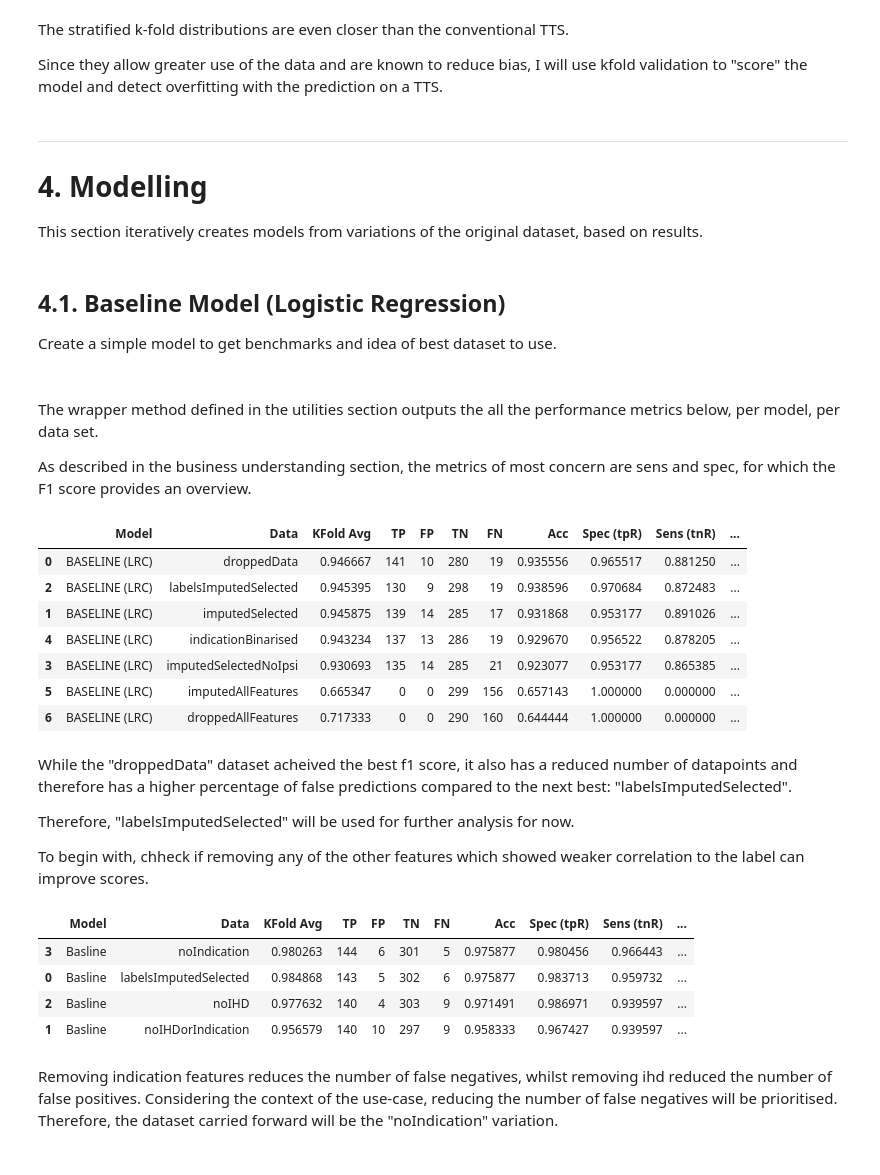
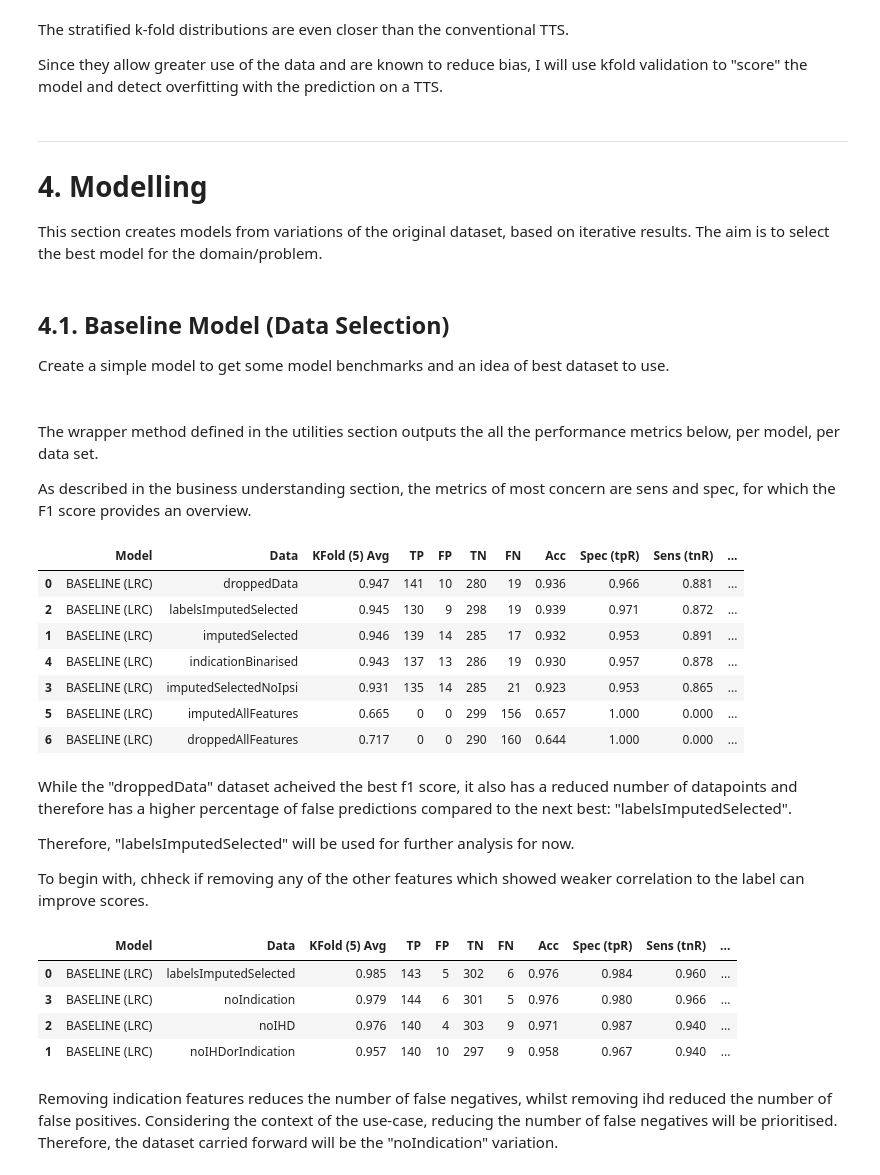
Before and after one commit to crkaz/data-mining, a Jupyter notebook: acw/ACW.ipynb, the cells around one changed output. Saved outputs shown, nothing was run; the diff lists cells and outputs as text; code cells hidden in the pictures.

```diff
--- a/acw/ACW.ipynb
+++ b/acw/ACW.ipynb
@@ -63,6 +63,7 @@ Define any utility functions or properties used throughout the notebook. Many of
 rawNRows = rawData.shape[0] ## Get number of rows in original dataframe.
 rawNCols = rawData.shape[1] ## Get number of columns in original dataframe.
 rawColNames = rawData.columns.values # Get column names which will often be used as an iterator.
+allResults = pd.DataFrame() # Combine all separate results for one figure.
 # %%
 ## For pretty printing.
 ##------------------------------
@@ -240,20 +241,23 @@ def TrainPred(models, dfs, kfolds=5):
             results.append({
                             'Model': modelName,
                             'Data': dfName,
-                            'KFold Avg': avg,
+                            'KFold (' + str(kfolds) + ') Avg': round(avg,3),
                             'TP': tp,
                             'FP': fp,
                             'TN': tn,
                             'FN': fn,
-                            'Acc': acc,
-                            'Spec (tpR)': spec,
-                            'Sens (tnR)': sens,
-                            'Prec': prec,
-                            'F1 Score': f1
+                            'Acc': round(acc,3),
+                            'Spec (tpR)': round(spec,3),
+                            'Sens (tnR)': round(sens,3),
+                            'Prec': round(prec,3),
+                            'F1 Score': round(f1,3),
                            })
 
     # Return the dataframe sorted by descending f1 scores.
-    return pd.DataFrame(results).sort_values("F1 Score", ascending=False)
+    results = pd.DataFrame(results).sort_values("F1 Score", ascending=False)
+    global allResults
+    allResults = allResults.append(results) # Append to global table of ALL results.
+    return results
 # %% [markdown]
 <hr>
 
@@ -2092,12 +2089,12 @@ Since they allow greater use of the data and are known to reduce bias, I will us
 <hr>
 
 # 4. Modelling
-This section iteratively creates models from variations of the original dataset, based on results.
+This section creates models from variations of the original dataset, based on iterative results. The aim is to select the best model for the domain/problem.
 # %%
 models = {} # Wrapper for models.
 # %% [markdown]
-## 4.1. Baseline Model (Logistic Regression)
-Create a simple model to get benchmarks and idea of best dataset to use.
+## 4.1. Baseline Model (Data Selection)
+Create a simple model to get some model benchmarks and an idea of best dataset to use.
 # %%
 # Create model in wrapper (set random_state for consistent results).
 models["BASELINE (LRC)"] = LogisticRegression(random_state=1337)
@@ -2110,14 +2107,14 @@ As described in the business understanding section, the metrics of most concern
 # %%
 TrainPred(models.items(),dataframes.items(), 5)
 # %% [output]
-|  | Model | Data | KFold Avg | TP | FP | TN | FN | Acc | Spec (tpR) | Sens (tnR) | ... |
-| 0 | BASELINE (LRC) | droppedData | 0.946667 | 141 | 10 | 280 | 19 | 0.935556 | 0.965517 | 0.881250 | ... |
-| 2 | BASELINE (LRC) | labelsImputedSelected | 0.945395 | 130 | 9 | 298 | 19 | 0.938596 | 0.970684 | 0.872483 | ... |
-| 1 | BASELINE (LRC) | imputedSelected | 0.945875 | 139 | 14 | 285 | 17 | 0.931868 | 0.953177 | 0.891026 | ... |
-| 4 | BASELINE (LRC) | indicationBinarised | 0.943234 | 137 | 13 | 286 | 19 | 0.929670 | 0.956522 | 0.878205 | ... |
-| 3 | BASELINE (LRC) | imputedSelectedNoIpsi | 0.930693 | 135 | 14 | 285 | 21 | 0.923077 | 0.953177 | 0.865385 | ... |
-| 5 | BASELINE (LRC) | imputedAllFeatures | 0.665347 | 0 | 0 | 299 | 156 | 0.657143 | 1.000000 | 0.000000 | ... |
-| 6 | BASELINE (LRC) | droppedAllFeatures | 0.717333 | 0 | 0 | 290 | 160 | 0.644444 | 1.000000 | 0.000000 | ... |
+|  | Model | Data | KFold (5) Avg | TP | FP | TN | FN | Acc | Spec (tpR) | Sens (tnR) | ... |
+| 0 | BASELINE (LRC) | droppedData | 0.947 | 141 | 10 | 280 | 19 | 0.936 | 0.966 | 0.881 | ... |
+| 2 | BASELINE (LRC) | labelsImputedSelected | 0.945 | 130 | 9 | 298 | 19 | 0.939 | 0.971 | 0.872 | ... |
+| 1 | BASELINE (LRC) | imputedSelected | 0.946 | 139 | 14 | 285 | 17 | 0.932 | 0.953 | 0.891 | ... |
+| 4 | BASELINE (LRC) | indicationBinarised | 0.943 | 137 | 13 | 286 | 19 | 0.930 | 0.957 | 0.878 | ... |
+| 3 | BASELINE (LRC) | imputedSelectedNoIpsi | 0.931 | 135 | 14 | 285 | 21 | 0.923 | 0.953 | 0.865 | ... |
+| 5 | BASELINE (LRC) | imputedAllFeatures | 0.665 | 0 | 0 | 299 | 156 | 0.657 | 1.000 | 0.000 | ... |
+| 6 | BASELINE (LRC) | droppedAllFeatures | 0.717 | 0 | 0 | 290 | 160 | 0.644 | 1.000 | 0.000 | ... |
 # %% [markdown]
 While the "droppedData" dataset acheived the best f1 score, it also has a reduced number of datapoints and therefore has a higher percentage of false predictions compared to the next best: "labelsImputedSelected".
 
@@ -2144,13 +2141,13 @@ noIndication = noIndication.drop(columns=["asx", "a-f", "cva", "tia"])
 bestDataframe["noIndication"] = noIndication
 # %%
 # Train on the new datasets with the baseline model.
-TrainPred({"Basline": model}.items(),bestDataframe.items(), 5)
+TrainPred({"BASELINE (LRC)": model}.items(),bestDataframe.items(), 5)
 # %% [output]
-|  | Model | Data | KFold Avg | TP | FP | TN | FN | Acc | Spec (tpR) | Sens (tnR) | ... |
-| 3 | Basline | noIndication | 0.980263 | 144 | 6 | 301 | 5 | 0.975877 | 0.980456 | 0.966443 | ... |
-| 0 | Basline | labelsImputedSelected | 0.984868 | 143 | 5 | 302 | 6 | 0.975877 | 0.983713 | 0.959732 | ... |
-| 2 | Basline | noIHD | 0.977632 | 140 | 4 | 303 | 9 | 0.971491 | 0.986971 | 0.939597 | ... |
-| 1 | Basline | noIHDorIndication | 0.956579 | 140 | 10 | 297 | 9 | 0.958333 | 0.967427 | 0.939597 | ... |
+|  | Model | Data | KFold (5) Avg | TP | FP | TN | FN | Acc | Spec (tpR) | Sens (tnR) | ... |
+| 0 | BASELINE (LRC) | labelsImputedSelected | 0.985 | 143 | 5 | 302 | 6 | 0.976 | 0.984 | 0.960 | ... |
+| 3 | BASELINE (LRC) | noIndication | 0.979 | 144 | 6 | 301 | 5 | 0.976 | 0.980 | 0.966 | ... |
+| 2 | BASELINE (LRC) | noIHD | 0.976 | 140 | 4 | 303 | 9 | 0.971 | 0.987 | 0.940 | ... |
+| 1 | BASELINE (LRC) | noIHDorIndication | 0.957 | 140 | 10 | 297 | 9 | 0.958 | 0.967 | 0.940 | ... |
 # %% [markdown]
 Removing indication features reduces the number of false negatives, whilst removing ihd reduced the number of false positives. Considering the context of the use-case, reducing the number of false negatives will be prioritised. Therefore, the dataset carried forward will be the "noIndication" variation.
 # %% [markdown]
```
Also changed, not shown: parts of 23 cells of this notebook, 13 other files.
